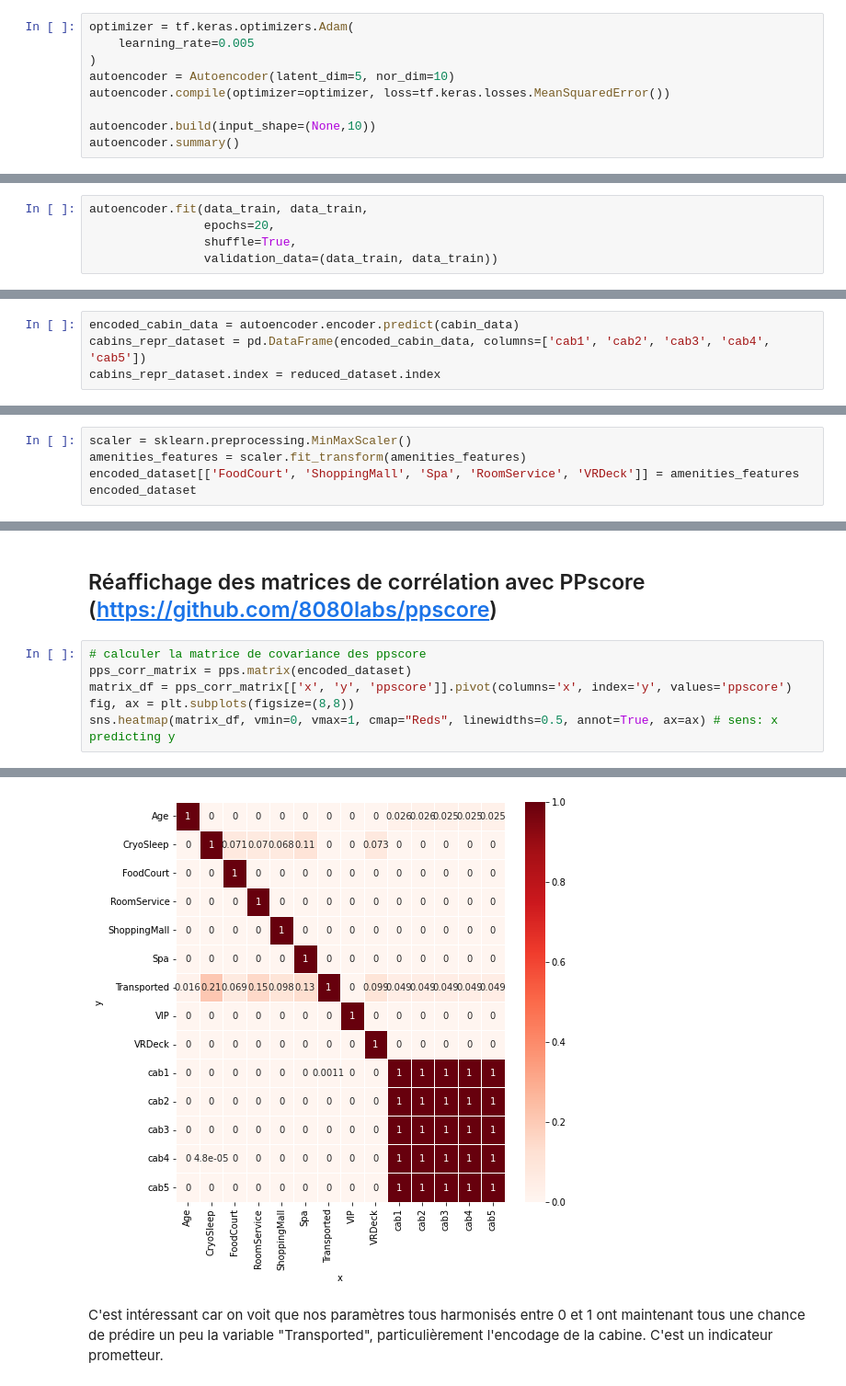
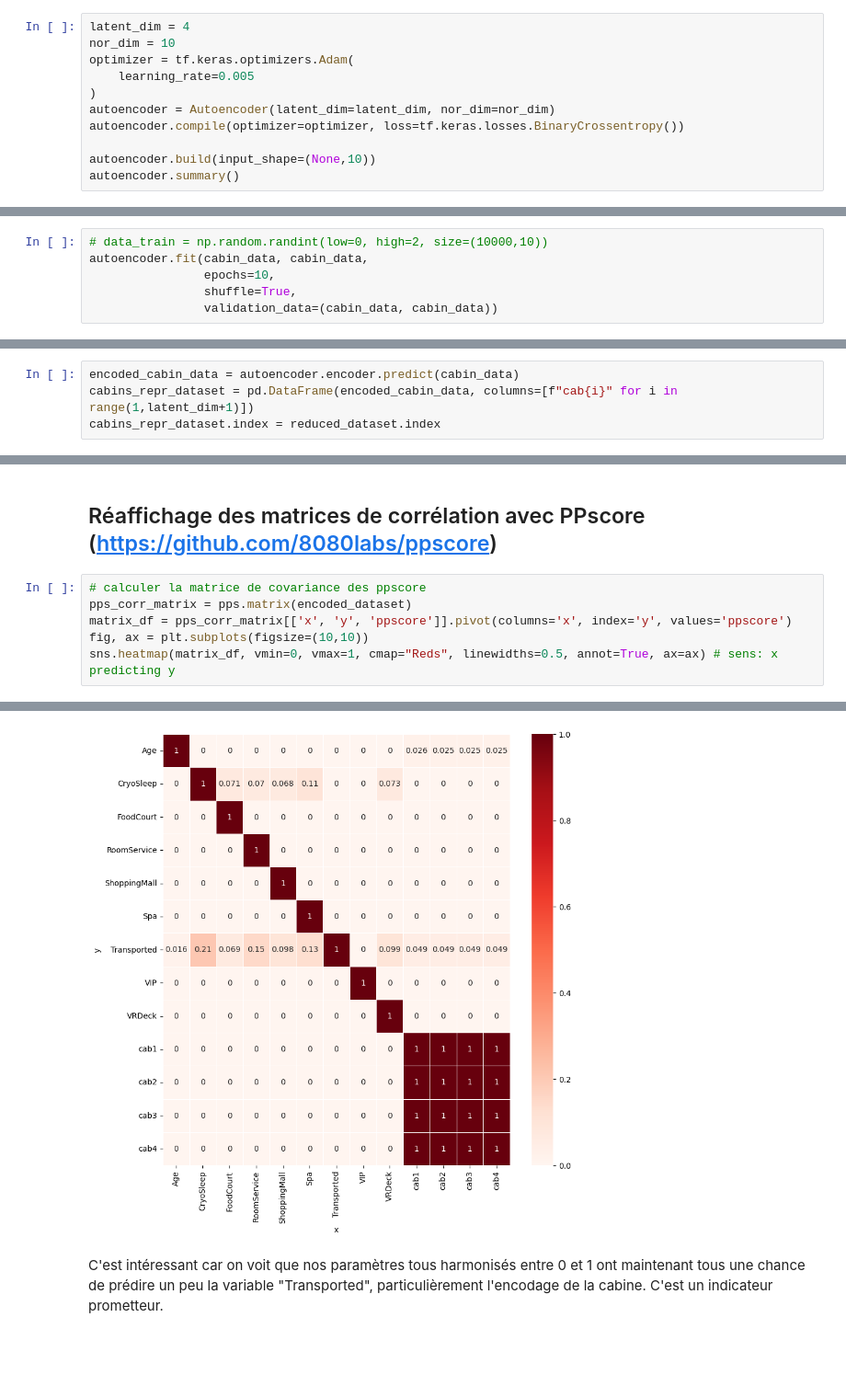
Before and after one commit to MatthiasPersonnaz/Kaggle_Projects, a Jupyter notebook: Spaceship Titanic/Spaceship_Titanic.ipynb, the cells around one changed output, grey strips where cells are left out. Shown at 92% size. Saved outputs shown, nothing was run; the diff lists cells and outputs as text; blank space fills up the shorter version.

```diff
--- a/Spaceship Titanic/Spaceship_Titanic.ipynb
+++ b/Spaceship Titanic/Spaceship_Titanic.ipynb
@@ -288,11 +463,13 @@ class Autoencoder(tf.keras.models.Model):
         decoded = self.decoder(encoded)
         return decoded
 # %%
+latent_dim = 4
+nor_dim = 10
 optimizer = tf.keras.optimizers.Adam(
     learning_rate=0.005
 )
-autoencoder = Autoencoder(latent_dim=5, nor_dim=10)
-autoencoder.compile(optimizer=optimizer, loss=tf.keras.losses.MeanSquaredError())
+autoencoder = Autoencoder(latent_dim=latent_dim, nor_dim=nor_dim)
+autoencoder.compile(optimizer=optimizer, loss=tf.keras.losses.BinaryCrossentropy())
 
 autoencoder.build(input_shape=(None,10))
 autoencoder.summary()
@@ -314,5 +489,6 @@ data_train = np.random.randint(low=0, high=2, size=(10000,5))
 # %%
-autoencoder.fit(data_train, data_train,
-                epochs=20,
+# data_train = np.random.randint(low=0, high=2, size=(10000,10))
+autoencoder.fit(cabin_data, cabin_data,
+                epochs=10,
                 shuffle=True,
-                validation_data=(data_train, data_train))
+                validation_data=(cabin_data, cabin_data))
@@ -365,7 +561,7 @@ bar = plt.colorbar(shw)
 ### Calculer les encodages de chaque passager pour la localisation de leur chambre
 # %%
 encoded_cabin_data = autoencoder.encoder.predict(cabin_data)
-cabins_repr_dataset = pd.DataFrame(encoded_cabin_data, columns=['cab1', 'cab2', 'cab3', 'cab4', 'cab5'])
+cabins_repr_dataset = pd.DataFrame(encoded_cabin_data, columns=[f"cab{i}" for i in range(1,latent_dim+1)])
 cabins_repr_dataset.index = reduced_dataset.index
 # %%
 pca2 = sklearn.decomposition.PCA(n_components=2)
@@ -398,5 +594,0 @@ encoded_dataset
-# %%
-scaler = sklearn.preprocessing.MinMaxScaler()
-amenities_features = scaler.fit_transform(amenities_features)
-encoded_dataset[['FoodCourt', 'ShoppingMall', 'Spa', 'RoomService', 'VRDeck']] = amenities_features
-encoded_dataset
@@ -420,12 +597,12 @@ encoded_dataset
 # %%
 # calculer la matrice de covariance des ppscore
 pps_corr_matrix = pps.matrix(encoded_dataset)
 matrix_df = pps_corr_matrix[['x', 'y', 'ppscore']].pivot(columns='x', index='y', values='ppscore')
-fig, ax = plt.subplots(figsize=(8,8))
+fig, ax = plt.subplots(figsize=(10,10))
 sns.heatmap(matrix_df, vmin=0, vmax=1, cmap="Reds", linewidths=0.5, annot=True, ax=ax) # sens: x predicting y
 # %% [output]
 <AxesSubplot:xlabel='x', ylabel='y'>
-[figure, old version]
+[figure, new version]
 # %% [markdown]
 C'est intéressant car on voit que nos paramètres tous harmonisés entre 0 et 1 ont maintenant tous une chance de prédire un peu la variable "Transported", particulièrement l'encodage de la cabine. C'est un indicateur prometteur.
 # %%
```
Also changed, not shown: parts of 70 cells of this notebook, 16 other files.
